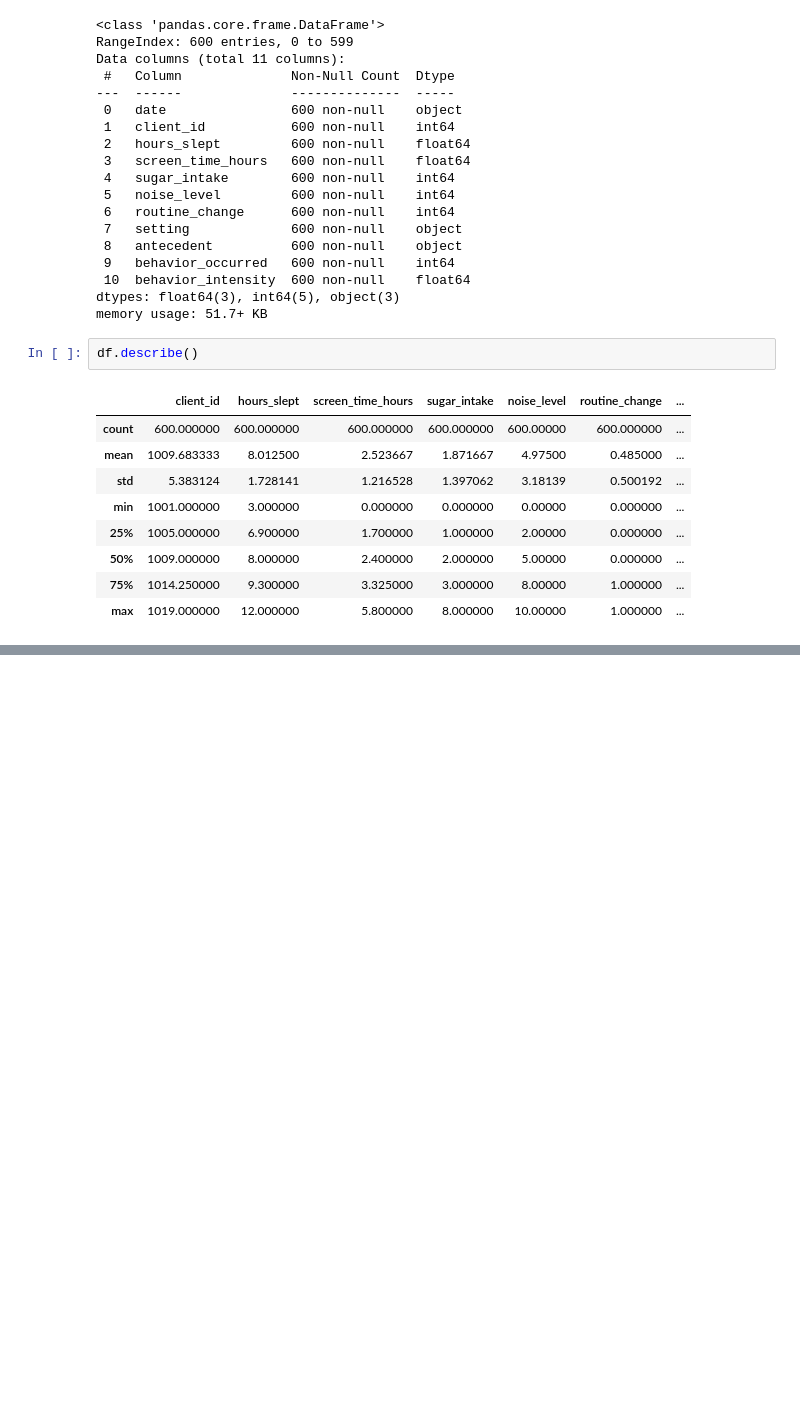
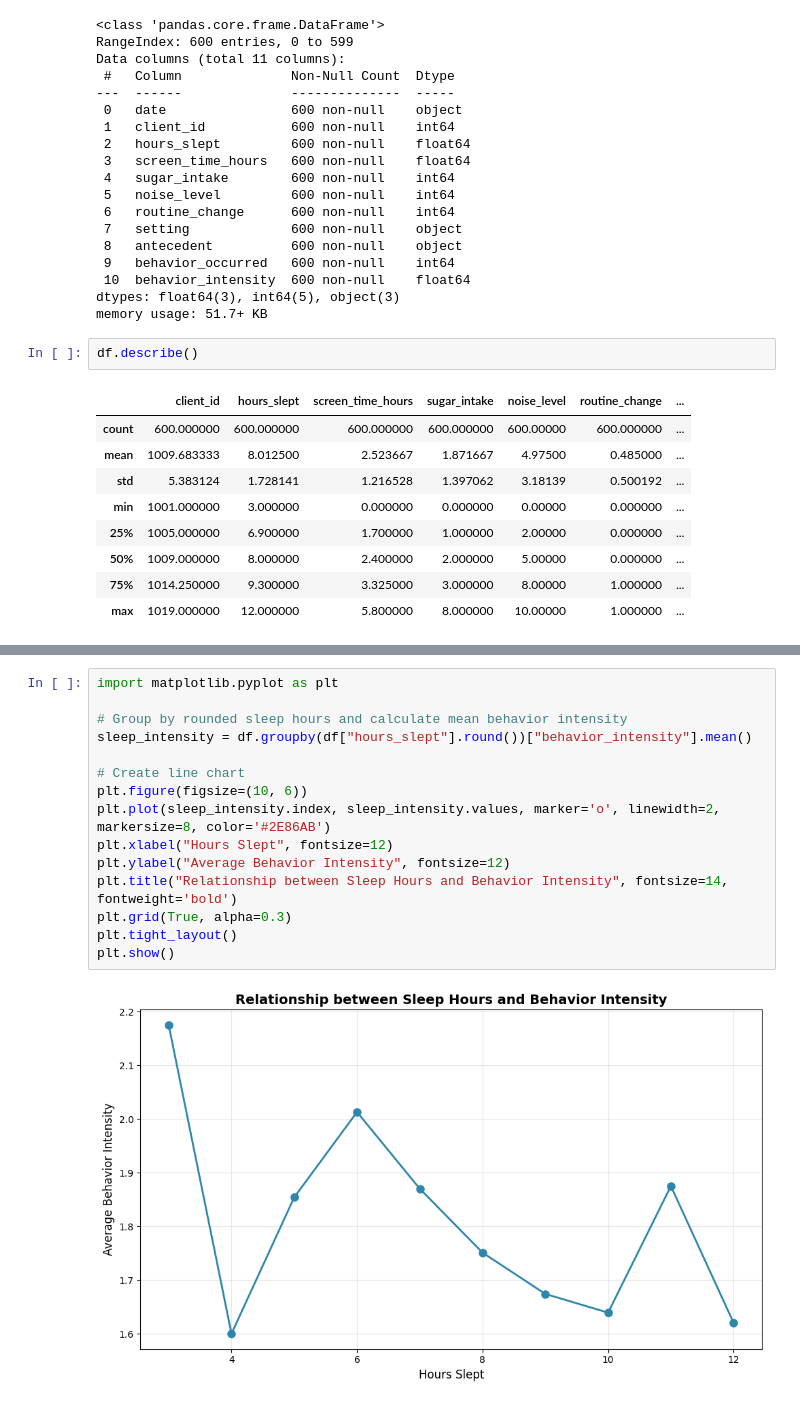
Before and after one commit to wasehhh/aba-behaviour-eda, a Jupyter notebook: notebooks/01_eda_behavior.ipynb, the cells around one changed output, grey strips where cells are left out. Drawn from its saved outputs; the diff is of its cells as text; blank space fills up the shorter version.

```diff
--- a/notebooks/01_eda_behavior.ipynb
+++ b/notebooks/01_eda_behavior.ipynb
@@ -51,0 +110,17 @@ df.describe()
+# %%
+import matplotlib.pyplot as plt
+
+# Group by rounded sleep hours and calculate mean behavior intensity
+sleep_intensity = df.groupby(df["hours_slept"].round())["behavior_intensity"].mean()
+
+# Create line chart
+plt.figure(figsize=(10, 6))
+plt.plot(sleep_intensity.index, sleep_intensity.values, marker='o', linewidth=2, markersize=8, color='#2E86AB')
+plt.xlabel("Hours Slept", fontsize=12)
+plt.ylabel("Average Behavior Intensity", fontsize=12)
+plt.title("Relationship between Sleep Hours and Behavior Intensity", fontsize=14, fontweight='bold')
+plt.grid(True, alpha=0.3)
+plt.tight_layout()
+plt.show()
+# %% [output]
+[figure, added]
```
Also changed, not shown: parts of 6 cells of this notebook.
